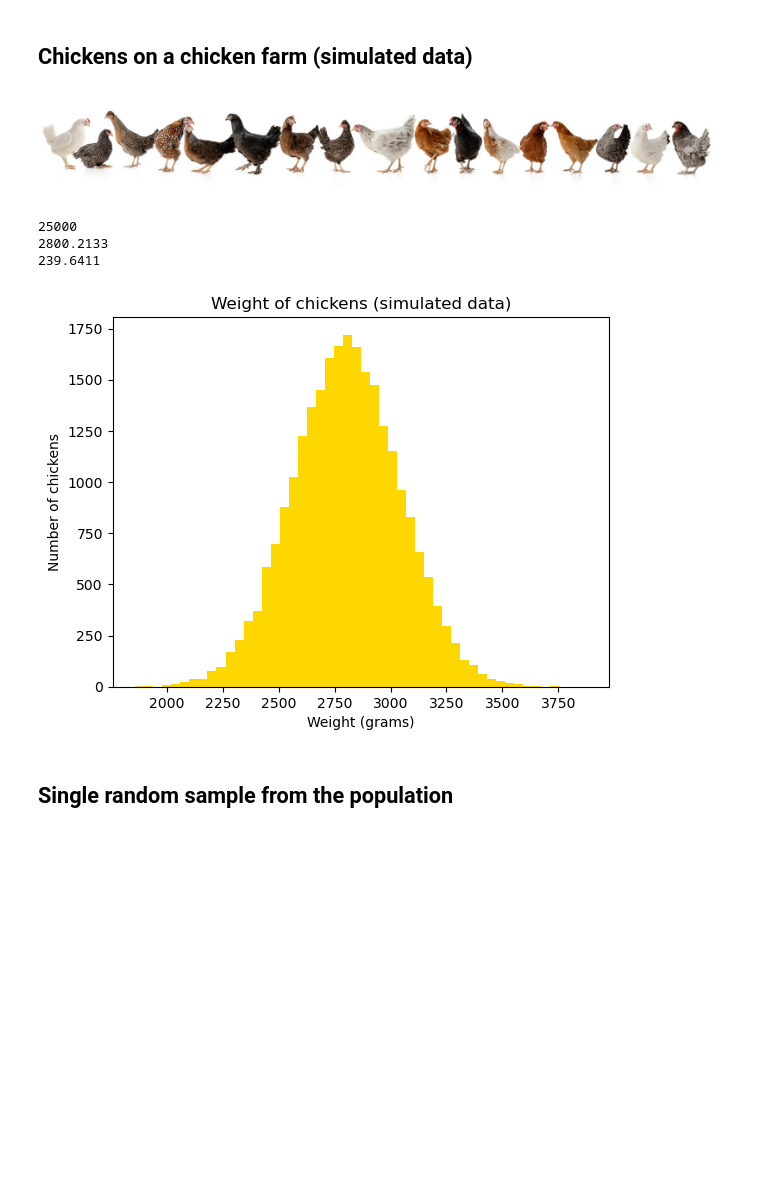
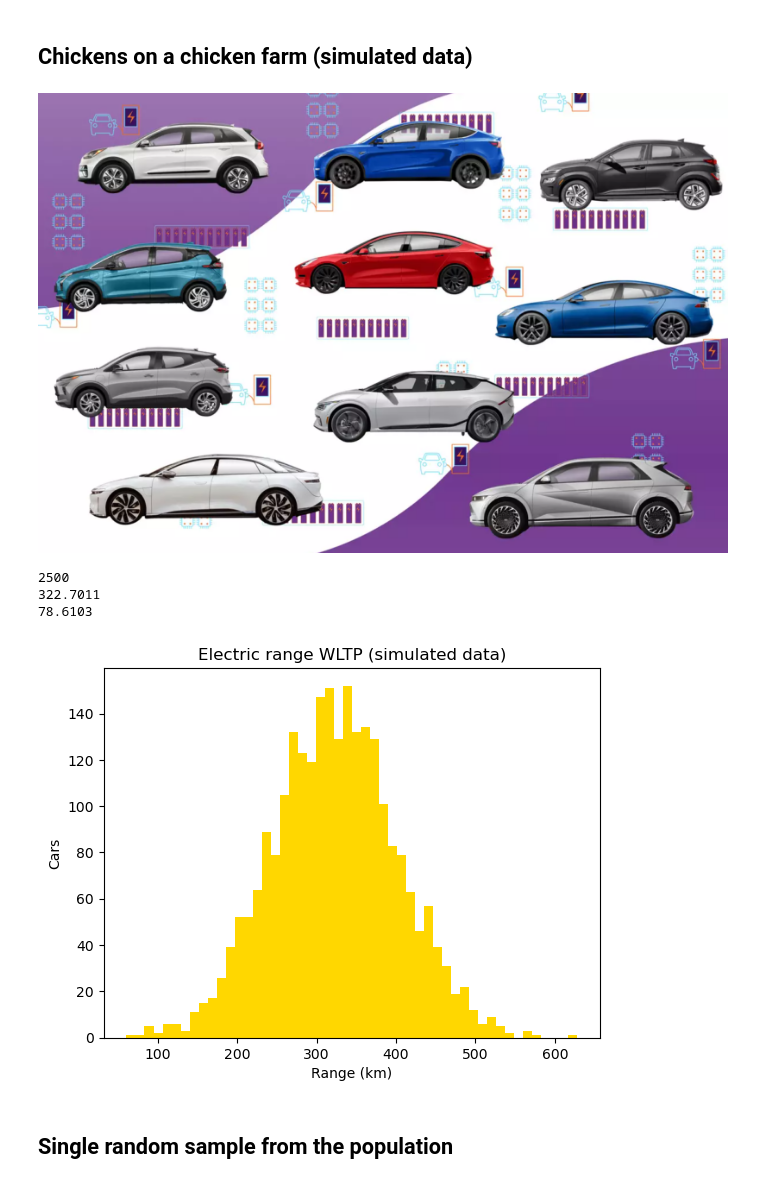
Before and after one commit to darioholenstein/data_analytics, a Jupyter notebook: Week_06/population_and_samples.ipynb, the cells around one changed output. Drawn from its saved outputs; the diff is of its cells as text; code cells hidden in the pictures; blank space fills up the shorter version.

```diff
--- a/Week_06/population_and_samples.ipynb
+++ b/Week_06/population_and_samples.ipynb
@@ -22,19 +22,19 @@ print(os.getcwd())
 # %% [markdown]
 ## Chickens on a chicken farm (simulated data)
 # %%
-Image("chickens.png", width=800)
+Image("electric_cars.png", width=800)
 # %% [output]
-[figure, old version]
+[figure, new version]
 # %%
 # Parameters of distribution
-p_mean = 2800
-p_std = 240
-p_n = 25000
+p_mean = 320
+p_std = 80
+p_n = 2500
 
 # Setting a seed to restore the random numbers later
-random.seed(42)
+np.random.seed(42)
 
-# Generate (normally distributed) data with mean = 2800 g and standard deviation = 240 g
+# Generate (normally distributed) data with mean = 320km and standard deviation = 80km
 pop = np.random.normal(loc=p_mean, scale=p_std, size=p_n)
 
 print(f'{len(pop):.0f}')
@@ -43,16 +43,16 @@ print(f'{np.std(pop):.4f}')
 
 # Plot histogram based on the data
 plt.hist(pop, bins = 50, color='gold')
-plt.title('Weight of chickens (simulated data)')
-plt.xlabel('Weight (grams)')
-plt.ylabel('Number of chickens')
+plt.title('Electric range WLTP (simulated data)')
+plt.xlabel('Range (km)')
+plt.ylabel('Cars')
 
 plt.show()
 # %% [output]
-25000
-2800.2133
-239.6411
+2500
+322.7011
+78.6103
-[figure, old version]
+[figure, new version]
 # %% [markdown]
 ## Single random sample from the population
 # %%
```
Also changed, not shown: parts of 3 cells of this notebook, 7 other files.
